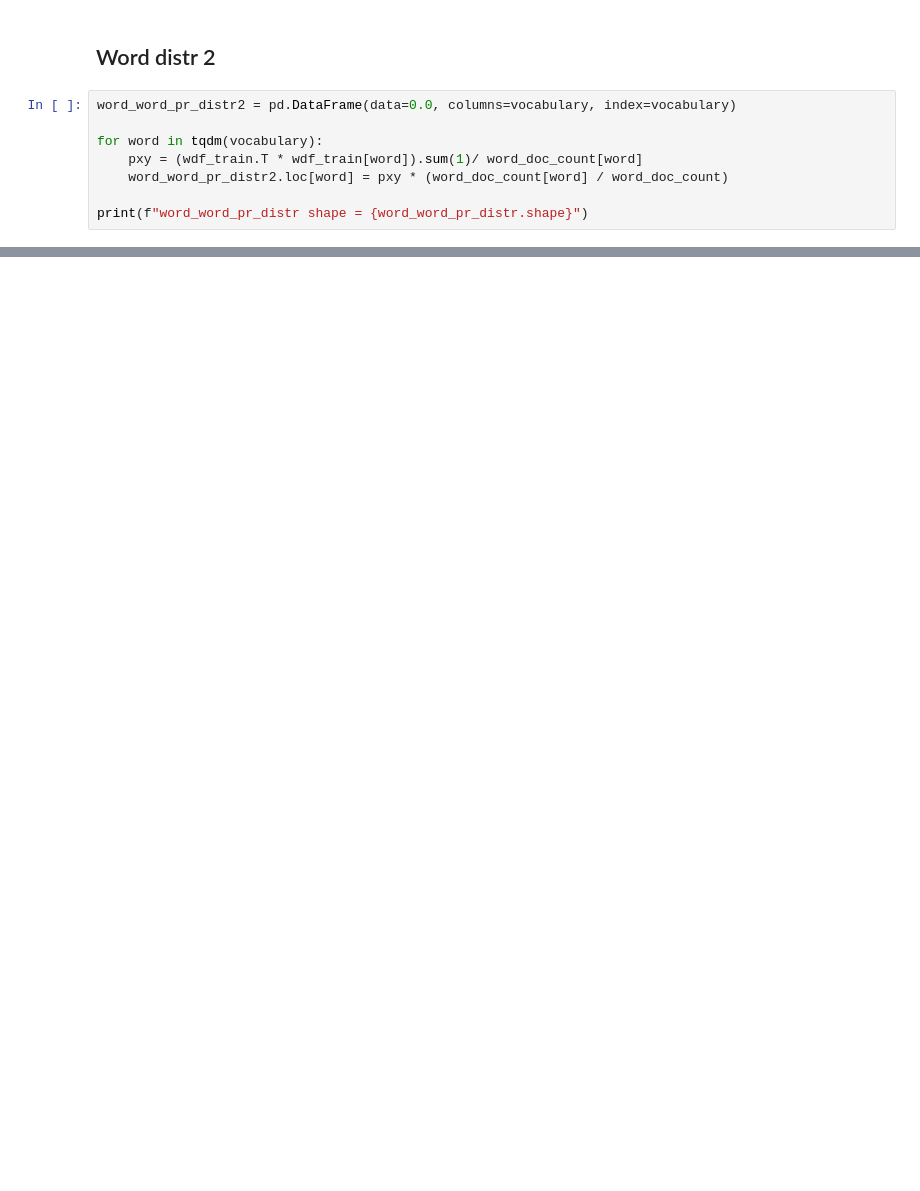
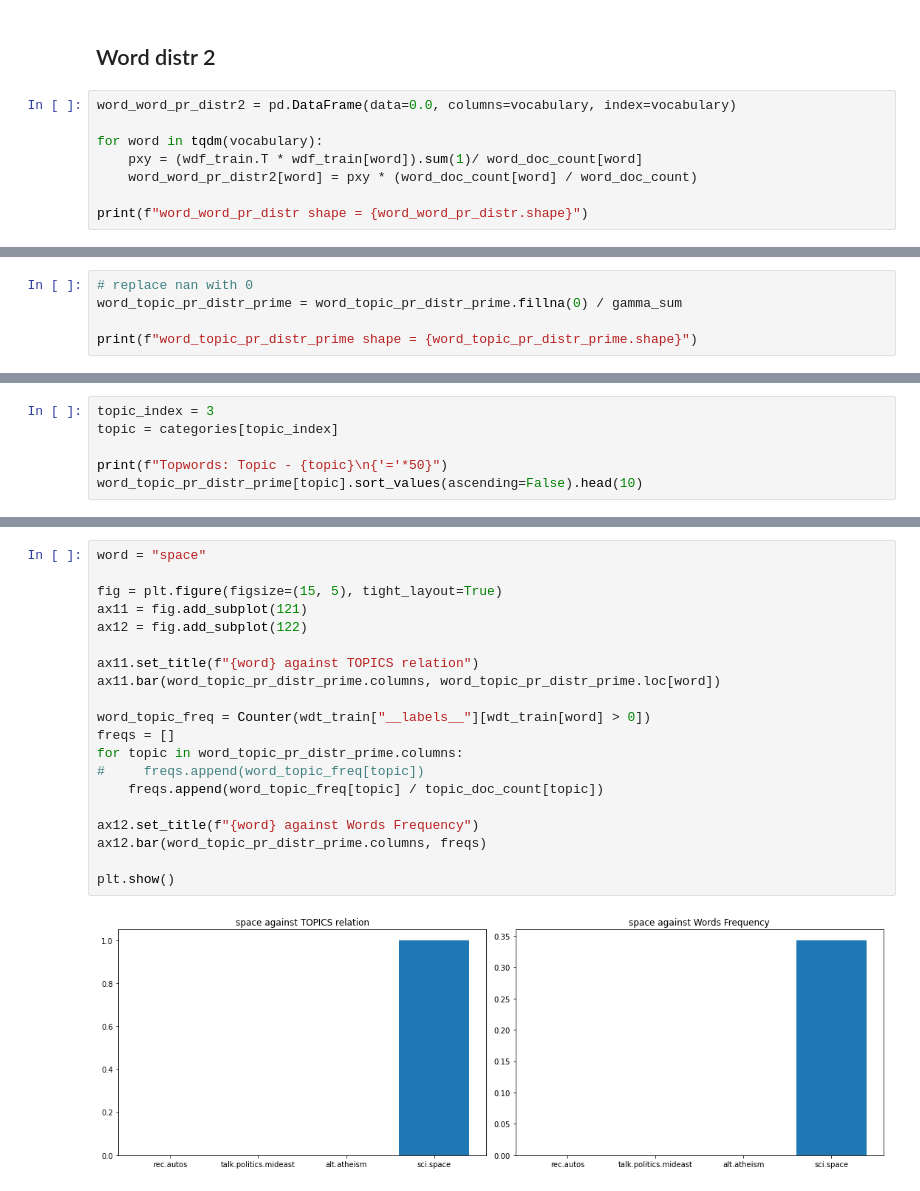
Before and after one commit to iamr0b0tx/topic_modeler, a Jupyter notebook: topic_modeler.ipynb, the cells around one changed output, grey strips where cells are left out. Saved outputs shown, nothing was run; the diff lists cells and outputs as text; blank space fills up the shorter version.

```diff
--- a/topic_modeler.ipynb
+++ b/topic_modeler.ipynb
@@ -405,7 +411,7 @@ word_word_pr_distr2 = pd.DataFrame(data=0.0, columns=vocabulary, index=vocabular
 
 for word in tqdm(vocabulary):
     pxy = (wdf_train.T * wdf_train[word]).sum(1)/ word_doc_count[word]
-    word_word_pr_distr2.loc[word] = pxy * (word_doc_count[word] / word_doc_count)
+    word_word_pr_distr2[word] = pxy * (word_doc_count[word] / word_doc_count)
 
 print(f"word_word_pr_distr shape = {word_word_pr_distr.shape}")
 # %% [output]
@@ -444,0 +586,5 @@ plt.show()
+# %%
+# replace nan with 0
+word_topic_pr_distr_prime = word_topic_pr_distr_prime.fillna(0) / gamma_sum
+
+print(f"word_topic_pr_distr_prime shape = {word_topic_pr_distr_prime.shape}")
@@ -444,0 +602,6 @@ plt.show()
+# %%
+topic_index = 3
+topic = categories[topic_index]
+
+print(f"Topwords: Topic - {topic}\n{'='*50}")
+word_topic_pr_distr_prime[topic].sort_values(ascending=False).head(10)
@@ -444,0 +622,22 @@ plt.show()
+# %%
+word = "space"
+
+fig = plt.figure(figsize=(15, 5), tight_layout=True)
+ax11 = fig.add_subplot(121)
+ax12 = fig.add_subplot(122)
+
+ax11.set_title(f"{word} against TOPICS relation")
+ax11.bar(word_topic_pr_distr_prime.columns, word_topic_pr_distr_prime.loc[word])
+
+word_topic_freq = Counter(wdt_train["__labels__"][wdt_train[word] > 0])
+freqs = []
+for topic in word_topic_pr_distr_prime.columns:
+#     freqs.append(word_topic_freq[topic])
+    freqs.append(word_topic_freq[topic] / topic_doc_count[topic])
+
+ax12.set_title(f"{word} against Words Frequency")
+ax12.bar(word_topic_pr_distr_prime.columns, freqs)
+
+plt.show()
+# %% [output]
+[figure, added]
```
Also changed, not shown: parts of 40 cells of this notebook, 1 other file.
